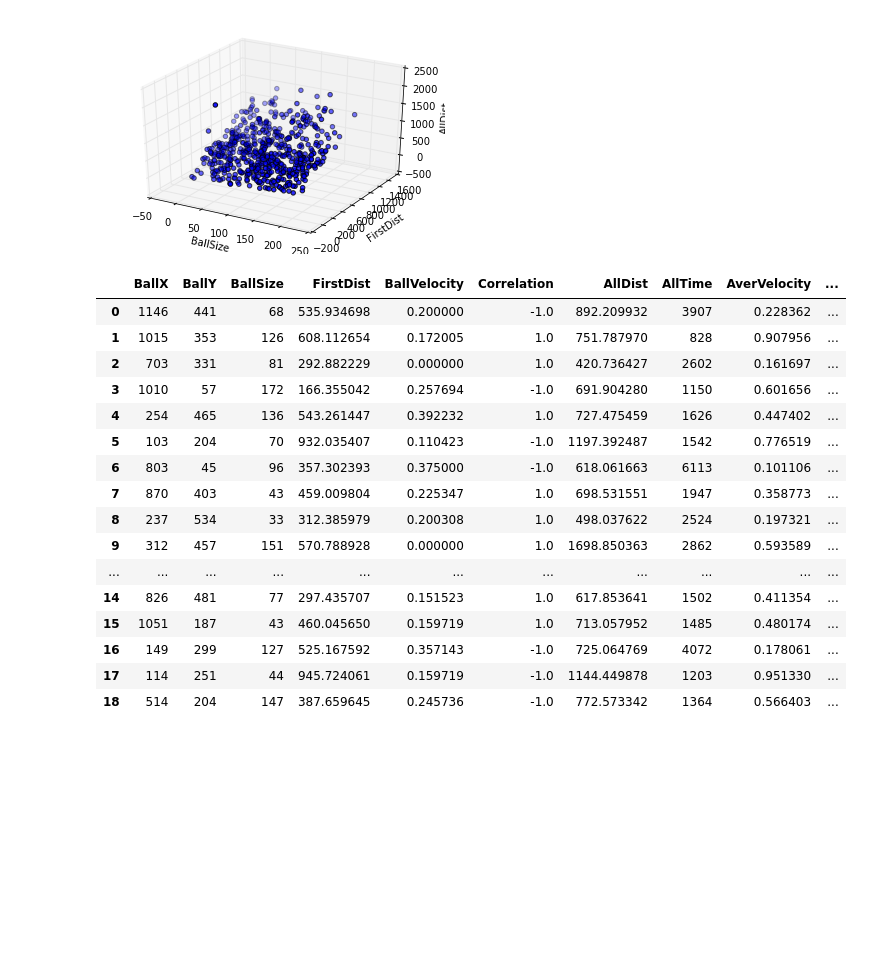
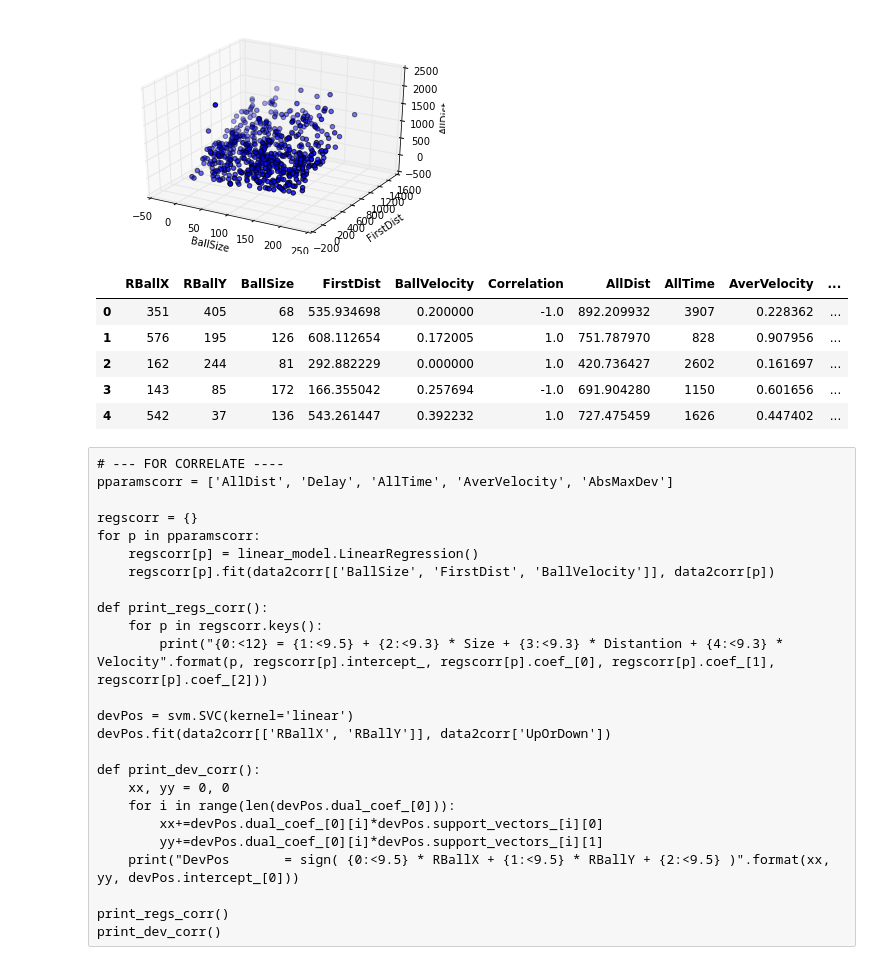
Before and after one commit to ADKosm/Mouse-Tracking, a Jupyter notebook: Mouse Tracking.ipynb, the cells around one changed output. Saved outputs shown, nothing was run; the diff lists cells and outputs as text; code cells hidden in the pictures; blank space fills up the shorter version.

```diff
--- a/Mouse Tracking.ipynb
+++ b/Mouse Tracking.ipynb
@@ -378,24 +325,44 @@ t = load_test(7)
 # print(average_velocity(t))
 #print(first_distance(t))
 # print(max_deviation_d(t))
-# %%
-data2 = get_test_data(2)
-data2[:100]
-# %% [output]
-|  | BallX | BallY | BallSize | FirstDist | BallVelocity | Correlation | AllDist | AllTime | AverVelocity | ... |
-| 0 | 1146 | 441 | 68 | 535.934698 | 0.200000 | -1.0 | 892.209932 | 3907 | 0.228362 | ... |
-| 1 | 1015 | 353 | 126 | 608.112654 | 0.172005 | 1.0 | 751.787970 | 828 | 0.907956 | ... |
-| 2 | 703 | 331 | 81 | 292.882229 | 0.000000 | 1.0 | 420.736427 | 2602 | 0.161697 | ... |
-| 3 | 1010 | 57 | 172 | 166.355042 | 0.257694 | -1.0 | 691.904280 | 1150 | 0.601656 | ... |
-| 4 | 254 | 465 | 136 | 543.261447 | 0.392232 | 1.0 | 727.475459 | 1626 | 0.447402 | ... |
-| 5 | 103 | 204 | 70 | 932.035407 | 0.110423 | -1.0 | 1197.392487 | 1542 | 0.776519 | ... |
-| 6 | 803 | 45 | 96 | 357.302393 | 0.375000 | -1.0 | 618.061663 | 6113 | 0.101106 | ... |
-| 7 | 870 | 403 | 43 | 459.009804 | 0.225347 | 1.0 | 698.531551 | 1947 | 0.358773 | ... |
-| 8 | 237 | 534 | 33 | 312.385979 | 0.200308 | 1.0 | 498.037622 | 2524 | 0.197321 | ... |
-| 9 | 312 | 457 | 151 | 570.788928 | 0.000000 | 1.0 | 1698.850363 | 2862 | 0.593589 | ... |
-| ... | ... | ... | ... | ... | ... | ... | ... | ... | ... | ... |
-| 14 | 826 | 481 | 77 | 297.435707 | 0.151523 | 1.0 | 617.853641 | 1502 | 0.411354 | ... |
-| 15 | 1051 | 187 | 43 | 460.045650 | 0.159719 | 1.0 | 713.057952 | 1485 | 0.480174 | ... |
-| 16 | 149 | 299 | 127 | 525.167592 | 0.357143 | -1.0 | 725.064769 | 4072 | 0.178061 | ... |
-| 17 | 114 | 251 | 44 | 945.724061 | 0.159719 | -1.0 | 1144.449878 | 1203 | 0.951330 | ... |
-| 18 | 514 | 204 | 147 | 387.659645 | 0.245736 | -1.0 | 772.573342 | 1364 | 0.566403 | ... |
+# %%
+data2 = get_test_data(2)
+data2corr = data2[data2.Correlation > 0]
+data2ncorr = data2[data2.Correlation < 0]
+data2iner = data2[data2.InerLen > 0]
+
+inerPercentage = len(data2iner)/len(data2)
+
+data2.head()
+# %% [output]
+|  | RBallX | RBallY | BallSize | FirstDist | BallVelocity | Correlation | AllDist | AllTime | AverVelocity | ... |
+| 0 | 351 | 405 | 68 | 535.934698 | 0.200000 | -1.0 | 892.209932 | 3907 | 0.228362 | ... |
+| 1 | 576 | 195 | 126 | 608.112654 | 0.172005 | 1.0 | 751.787970 | 828 | 0.907956 | ... |
+| 2 | 162 | 244 | 81 | 292.882229 | 0.000000 | 1.0 | 420.736427 | 2602 | 0.161697 | ... |
+| 3 | 143 | 85 | 172 | 166.355042 | 0.257694 | -1.0 | 691.904280 | 1150 | 0.601656 | ... |
+| 4 | 542 | 37 | 136 | 543.261447 | 0.392232 | 1.0 | 727.475459 | 1626 | 0.447402 | ... |
+# %% [raw]
+# --- FOR CORRELATE ----
+pparamscorr = ['AllDist', 'Delay', 'AllTime', 'AverVelocity', 'AbsMaxDev']
+
+regscorr = {}
+for p in pparamscorr:
+    regscorr[p] = linear_model.LinearRegression()
+    regscorr[p].fit(data2corr[['BallSize', 'FirstDist', 'BallVelocity']], data2corr[p])
+
+def print_regs_corr():
+    for p in regscorr.keys():
+        print("{0:<12} = {1:<9.5} + {2:<9.3} * Size + {3:<9.3} * Distantion + {4:<9.3} * Velocity".format(p, regscorr[p].intercept_, regscorr[p].coef_[0], regscorr[p].coef_[1], regscorr[p].coef_[2]))
+
+devPos = svm.SVC(kernel='linear')
+devPos.fit(data2corr[['RBallX', 'RBallY']], data2corr['UpOrDown'])
+
+def print_dev_corr():
+    xx, yy = 0, 0
+    for i in range(len(devPos.dual_coef_[0])):
+        xx+=devPos.dual_coef_[0][i]*devPos.support_vectors_[i][0]
+        yy+=devPos.dual_coef_[0][i]*devPos.support_vectors_[i][1]
+    print("DevPos       = sign( {0:<9.5} * RBallX + {1:<9.5} * RBallY + {2:<9.5} )".format(xx, yy, devPos.intercept_[0]))
+
+print_regs_corr()
+print_dev_corr()
```
Also changed, not shown: parts of 8 cells of this notebook.
